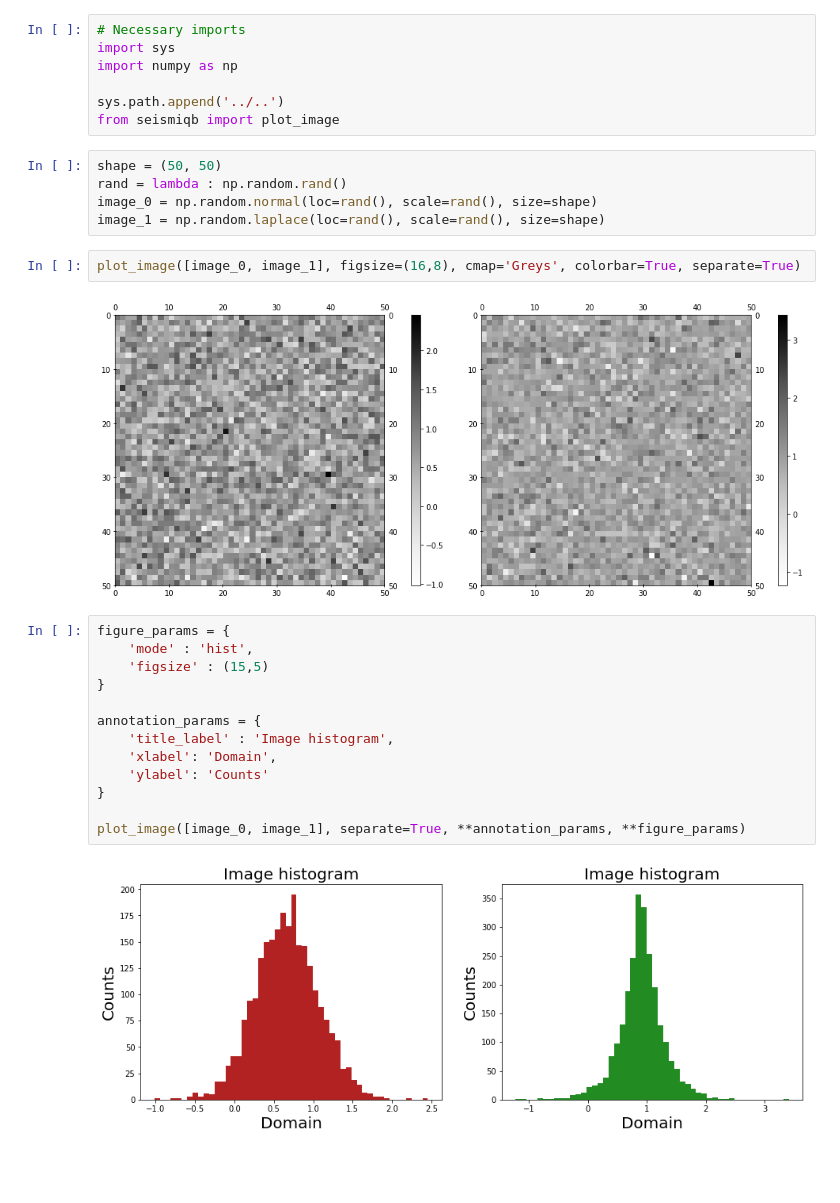
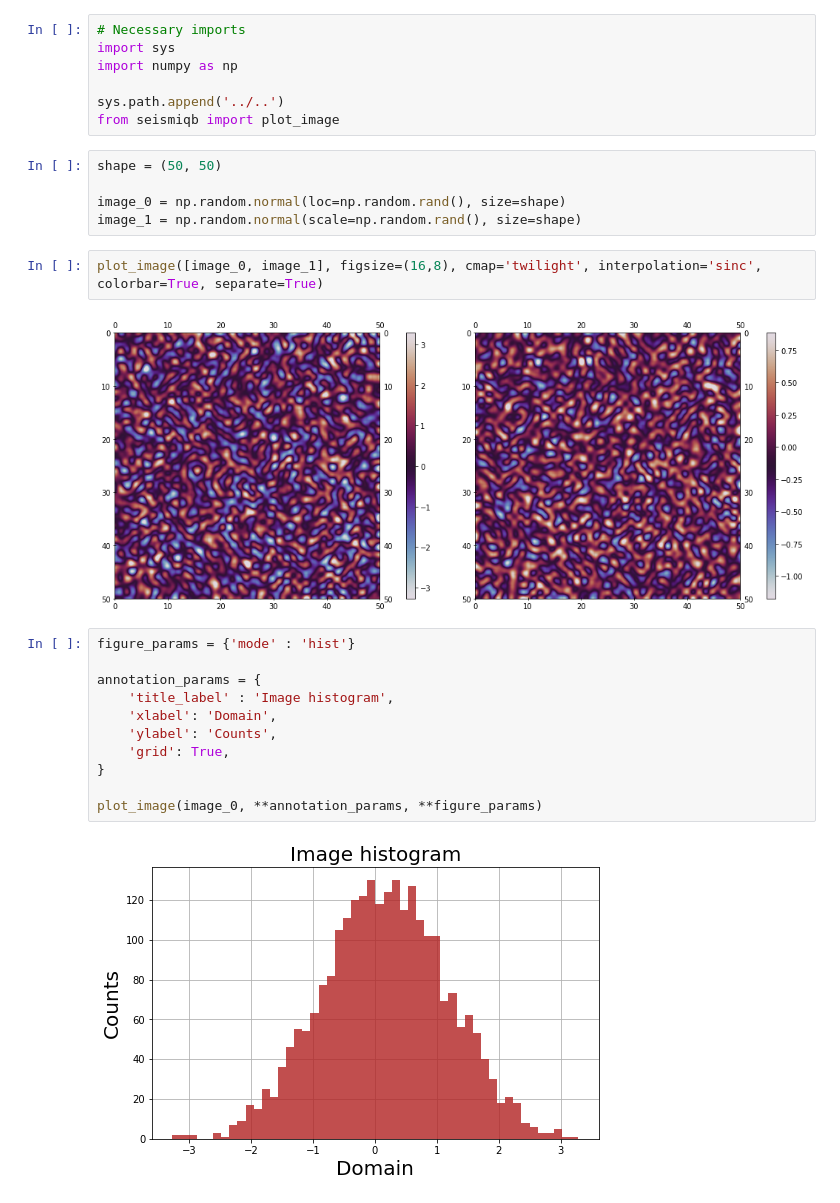
Before and after one commit to vodun/seismiqb, a Jupyter notebook: tutorials/plotters/03_hist.ipynb, the cells around one changed output. Drawn from its saved outputs; the diff is of its cells as text; blank space fills up the shorter version.

```diff
--- a/tutorials/plotters/03_hist.ipynb
+++ b/tutorials/plotters/03_hist.ipynb
@@ -10,25 +10,23 @@ sys.path.append('../..')
 from seismiqb import plot_image
 # %%
 shape = (50, 50)
-rand = lambda : np.random.rand()
-image_0 = np.random.normal(loc=rand(), scale=rand(), size=shape)
-image_1 = np.random.laplace(loc=rand(), scale=rand(), size=shape)
+
+image_0 = np.random.normal(loc=np.random.rand(), size=shape)
+image_1 = np.random.normal(scale=np.random.rand(), size=shape)
 # %%
-plot_image([image_0, image_1], figsize=(16,8), cmap='Greys', colorbar=True, separate=True)
+plot_image([image_0, image_1], figsize=(16,8), cmap='twilight', interpolation='sinc', colorbar=True, separate=True)
 # %% [output]
-[figure, old version]
+[figure, new version]
 # %%
-figure_params = {
-    'mode' : 'hist',
-    'figsize' : (15,5)
-}
+figure_params = {'mode' : 'hist'}
 
 annotation_params = {
     'title_label' : 'Image histogram',
     'xlabel': 'Domain',
-    'ylabel': 'Counts'
+    'ylabel': 'Counts',
+    'grid': True,
 }
 
-plot_image([image_0, image_1], separate=True, **annotation_params, **figure_params)
+plot_image(image_0, **annotation_params, **figure_params)
 # %% [output]
-[figure, old version]
+[figure, new version]
```
Also changed, not shown: parts of 10 cells of this notebook, 8 other files.
